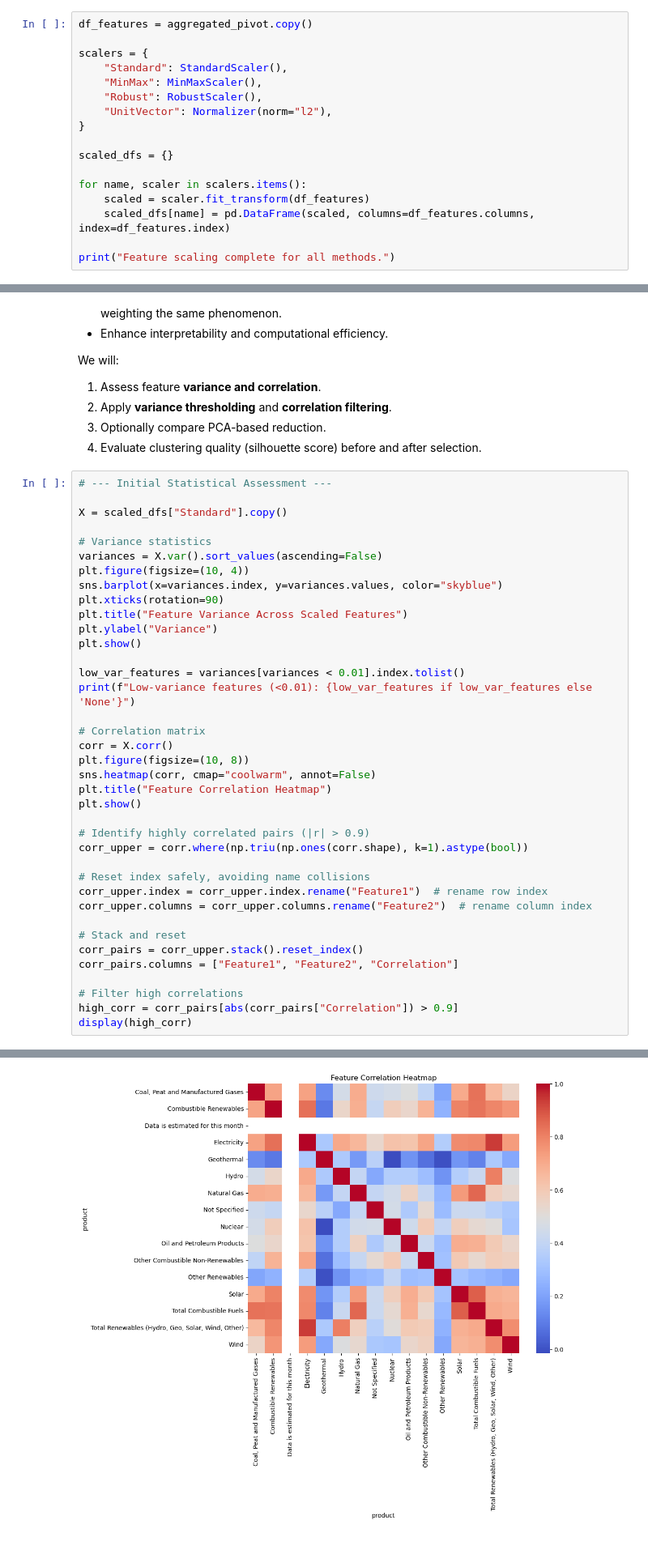
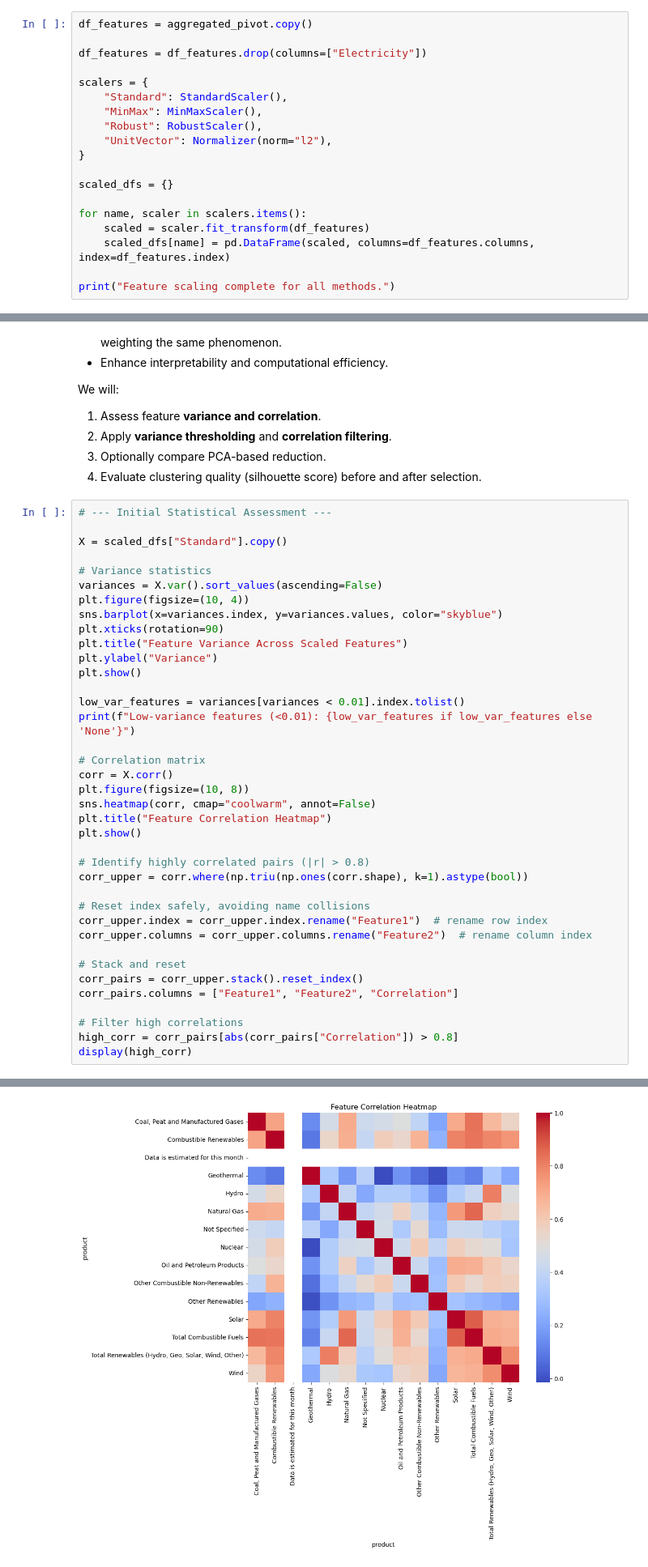
Before and after one commit to FedorSulaev/global-energy-systems-clustering, a Jupyter notebook: notebooks/energy_systems_clustering.ipynb, the cells around one changed output, grey strips where cells are left out. Shown at 81% size. Saved outputs shown, nothing was run; the diff lists cells and outputs as text.

```diff
--- a/notebooks/energy_systems_clustering.ipynb
+++ b/notebooks/energy_systems_clustering.ipynb
@@ -370,6 +371,8 @@ Preprocessing recommendations:
 2. Apply feature scaling (StandardScaler or RobustScaler)
 # %%
 df_features = aggregated_pivot.copy()
+
+df_features = df_features.drop(columns=["Electricity"])
 
 scalers = {
     "Standard": StandardScaler(),
@@ -692,7 +714,7 @@ sns.heatmap(corr, cmap="coolwarm", annot=False)
 plt.title("Feature Correlation Heatmap")
 plt.show()
 
-# Identify highly correlated pairs (|r| > 0.9)
+# Identify highly correlated pairs (|r| > 0.8)
 corr_upper = corr.where(np.triu(np.ones(corr.shape), k=1).astype(bool))
 
 # Reset index safely, avoiding name collisions
@@ -704,6 +726,6 @@ corr_pairs = corr_upper.stack().reset_index()
 corr_pairs.columns = ["Feature1", "Feature2", "Correlation"]
 
 # Filter high correlations
-high_corr = corr_pairs[abs(corr_pairs["Correlation"]) > 0.9]
+high_corr = corr_pairs[abs(corr_pairs["Correlation"]) > 0.8]
 display(high_corr)
 # %% [output]
@@ -711,3 +733,3 @@ display(high_corr)
 Low-variance features (<0.01): ['Data is estimated for this month']
-[figure, old version]
+[figure, new version]
 |  | Feature1 | Feature2 | Correlation |
```
Also changed, not shown: parts of 34 cells of this notebook.
